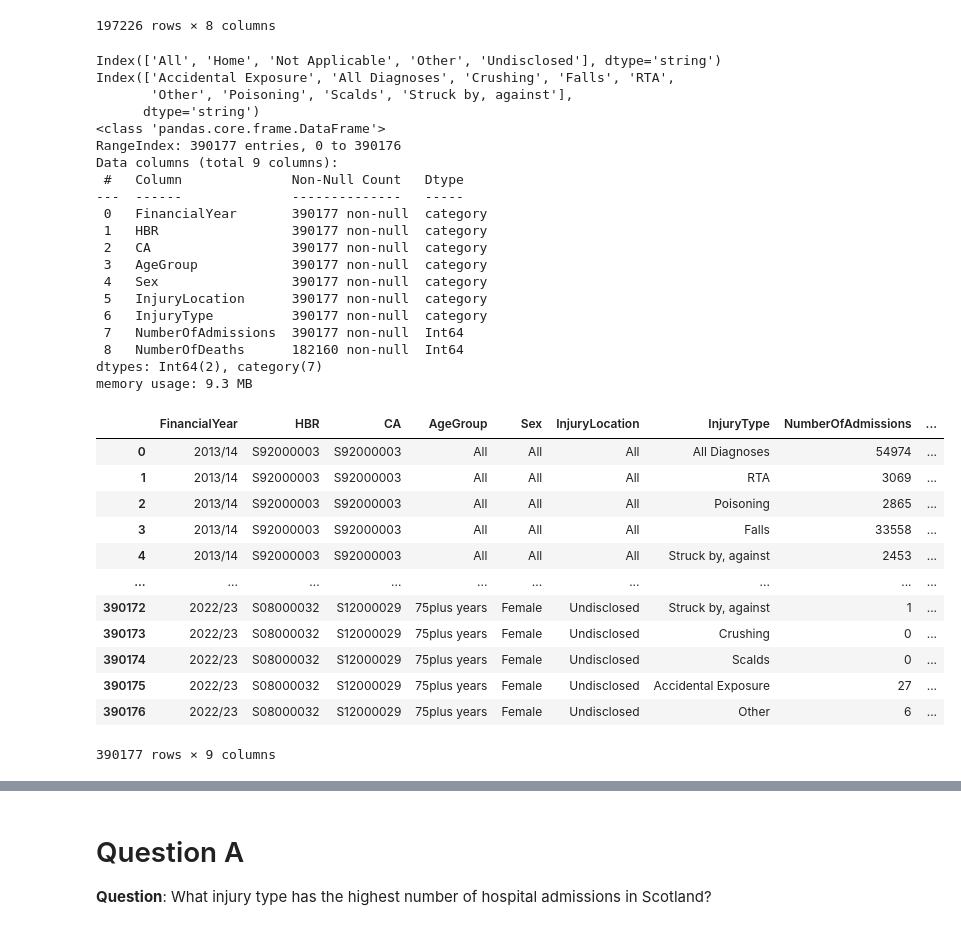
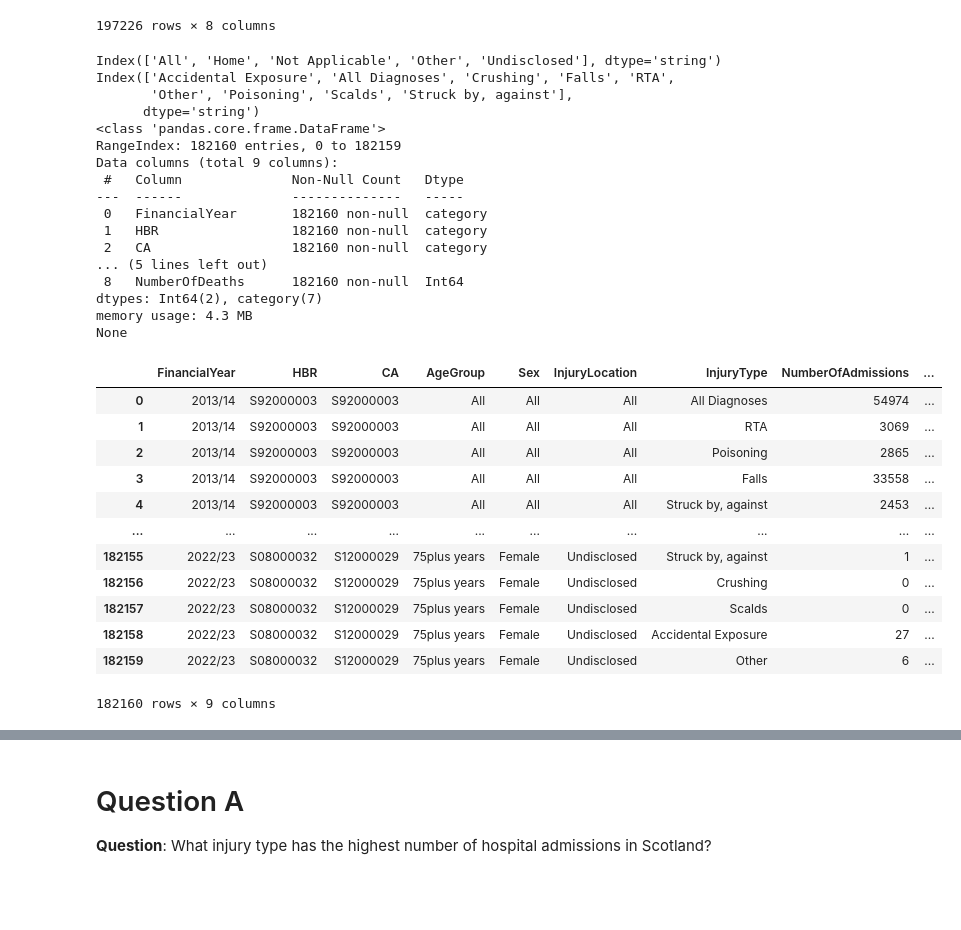
Before and after one commit to DrBenjamin/Applied-Software-Development-in-Health-and-Social-Care, a Jupyter notebook: 3_1_Task_to_present_next_week/Week 3 Task - Unintentional Injuries Dataset v1.0.ipynb, the cells around one changed output, grey strips where cells are left out. Cells and saved outputs as stored; diff of their text form; code cells hidden in the pictures; blank space fills up the shorter version.

```diff
--- a/3_1_Task_to_present_next_week/Week 3 Task - Unintentional Injuries Dataset v1.0.ipynb
+++ b/3_1_Task_to_present_next_week/Week 3 Task - Unintentional Injuries Dataset v1.0.ipynb
@@ -181,48 +181,47 @@ Levels in InjuryType: Accidental exposure, All, Crushing, Falls, Land transport
 # %%
 ## Combine datasets
 # Mapping category levels
 deaths_df['InjuryLocation'] = deaths_df['InjuryLocation'].replace({'Not applicable': 'Not Applicable'})#.astype('category')
 print(deaths_df['InjuryLocation'].cat.categories)
 deaths_df['InjuryType'] = deaths_df['InjuryType'].replace({'Accidental exposure': 'Accidental Exposure', 'All': 'All Diagnoses', 'Land transport accidents': 'RTA', 'Struck by,against': 'Struck by, against'})
 print(deaths_df['InjuryType'].cat.categories)
 
 # Merging the two datasets
 admissions_deaths_df = pd.merge(admissions_df, deaths_df, left_on=['FinancialYear', 'HBR', 'CA', 'AgeGroup', 'Sex', 'InjuryLocation', 'InjuryType'], right_on=['Year', 'HBR', 'CA', 'AgeGroup', 'Sex', 'InjuryLocation', 'InjuryType'], how='left')
 admissions_deaths_df.drop(columns=['Year'], inplace=True)
 admissions_deaths_df.rename(columns={'NumberofDeaths': 'NumberOfDeaths'}, inplace=True)
-admissions_deaths_df.info()
-admissions_deaths_df
+admissions_deaths_df_nona = admissions_deaths_df[admissions_deaths_df['NumberOfDeaths'].isna() == False]
+admissions_deaths_df_nona = admissions_deaths_df_nona.reset_index(drop=True)
+print(admissions_deaths_df_nona.info())
+admissions_deaths_df_nona
 # %% [output]
 Index(['All', 'Home', 'Not Applicable', 'Other', 'Undisclosed'], dtype='string')
 Index(['Accidental Exposure', 'All Diagnoses', 'Crushing', 'Falls', 'RTA',
        'Other', 'Poisoning', 'Scalds', 'Struck by, against'],
       dtype='string')
 <class 'pandas.core.frame.DataFrame'>
-RangeIndex: 390177 entries, 0 to 390176
+RangeIndex: 182160 entries, 0 to 182159
 Data columns (total 9 columns):
  #   Column              Non-Null Count   Dtype
 ---  ------              --------------   -----
- 0   FinancialYear       390177 non-null  category
- 1   HBR                 390177 non-null  category
- 2   CA                  390177 non-null  category
- 3   AgeGroup            390177 non-null  category
- 4   Sex                 390177 non-null  category
- 5   InjuryLocation      390177 non-null  category
- 6   InjuryType          390177 non-null  category
- 7   NumberOfAdmissions  390177 non-null  Int64
+ 0   FinancialYear       182160 non-null  category
+ 1   HBR                 182160 non-null  category
+ 2   CA                  182160 non-null  category
+... (5 lines left out)
  8   NumberOfDeaths      182160 non-null  Int64
 dtypes: Int64(2), category(7)
-memory usage: 9.3 MB
+memory usage: 4.3 MB
+None
 |  | FinancialYear | HBR | CA | AgeGroup | Sex | InjuryLocation | InjuryType | NumberOfAdmissions | ... |
 | 0 | 2013/14 | S92000003 | S92000003 | All | All | All | All Diagnoses | 54974 | ... |
 | 1 | 2013/14 | S92000003 | S92000003 | All | All | All | RTA | 3069 | ... |
 | 2 | 2013/14 | S92000003 | S92000003 | All | All | All | Poisoning | 2865 | ... |
 | 3 | 2013/14 | S92000003 | S92000003 | All | All | All | Falls | 33558 | ... |
 | 4 | 2013/14 | S92000003 | S92000003 | All | All | All | Struck by, against | 2453 | ... |
 | ... | ... | ... | ... | ... | ... | ... | ... | ... | ... |
-| 390172 | 2022/23 | S08000032 | S12000029 | 75plus years | Female | Undisclosed | Struck by, against | 1 | ... |
-| 390173 | 2022/23 | S08000032 | S12000029 | 75plus years | Female | Undisclosed | Crushing | 0 | ... |
-| 390174 | 2022/23 | S08000032 | S12000029 | 75plus years | Female | Undisclosed | Scalds | 0 | ... |
-| 390175 | 2022/23 | S08000032 | S12000029 | 75plus years | Female | Undisclosed | Accidental Exposure | 27 | ... |
-| 390176 | 2022/23 | S08000032 | S12000029 | 75plus years | Female | Undisclosed | Other | 6 | ... |
+| 182155 | 2022/23 | S08000032 | S12000029 | 75plus years | Female | Undisclosed | Struck by, against | 1 | ... |
+| 182156 | 2022/23 | S08000032 | S12000029 | 75plus years | Female | Undisclosed | Crushing | 0 | ... |
+| 182157 | 2022/23 | S08000032 | S12000029 | 75plus years | Female | Undisclosed | Scalds | 0 | ... |
+| 182158 | 2022/23 | S08000032 | S12000029 | 75plus years | Female | Undisclosed | Accidental Exposure | 27 | ... |
+| 182159 | 2022/23 | S08000032 | S12000029 | 75plus years | Female | Undisclosed | Other | 6 | ... |
-390177 rows × 9 columns
+182160 rows × 9 columns
```
Also changed, not shown: parts of 11 cells of this notebook.
